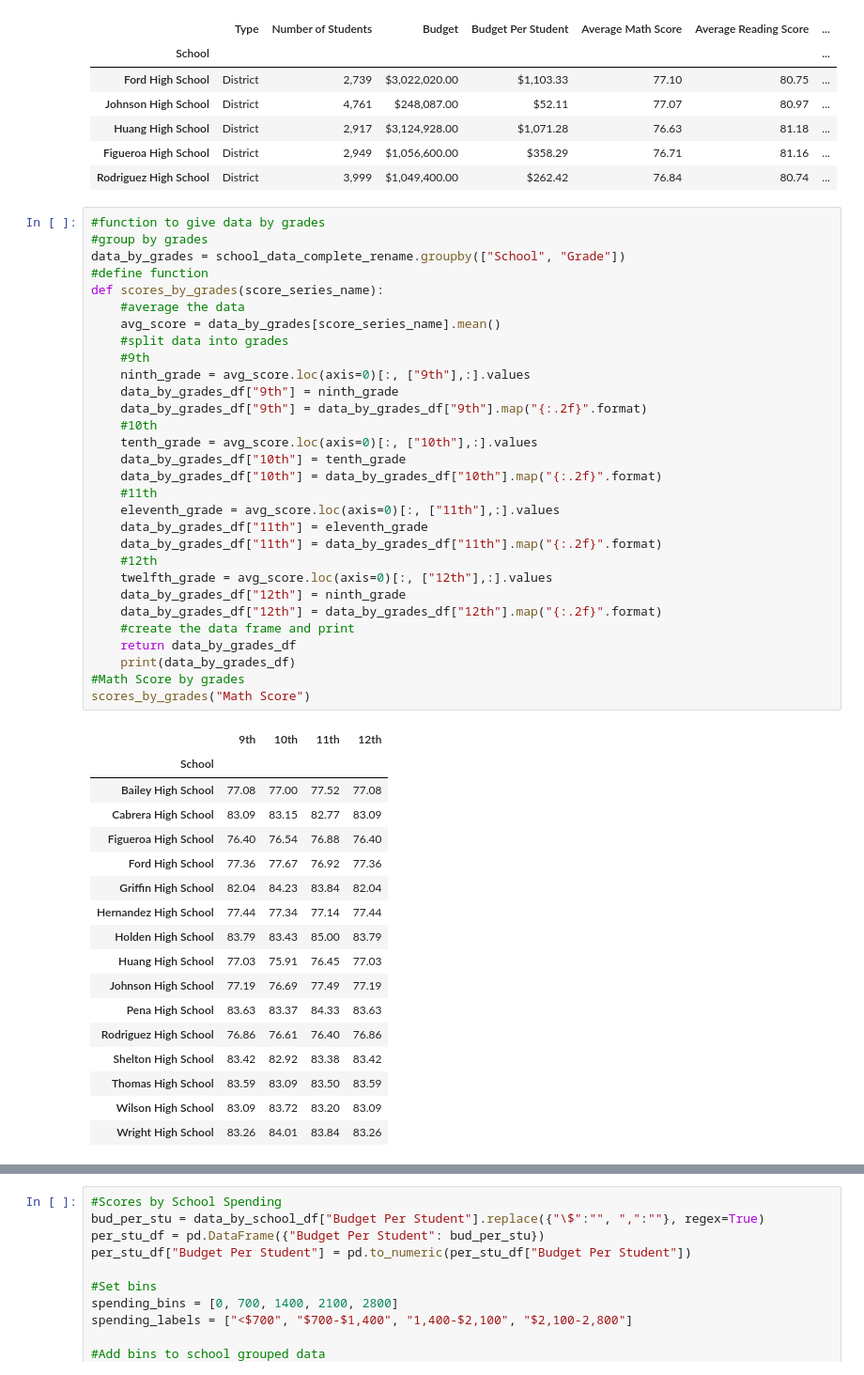
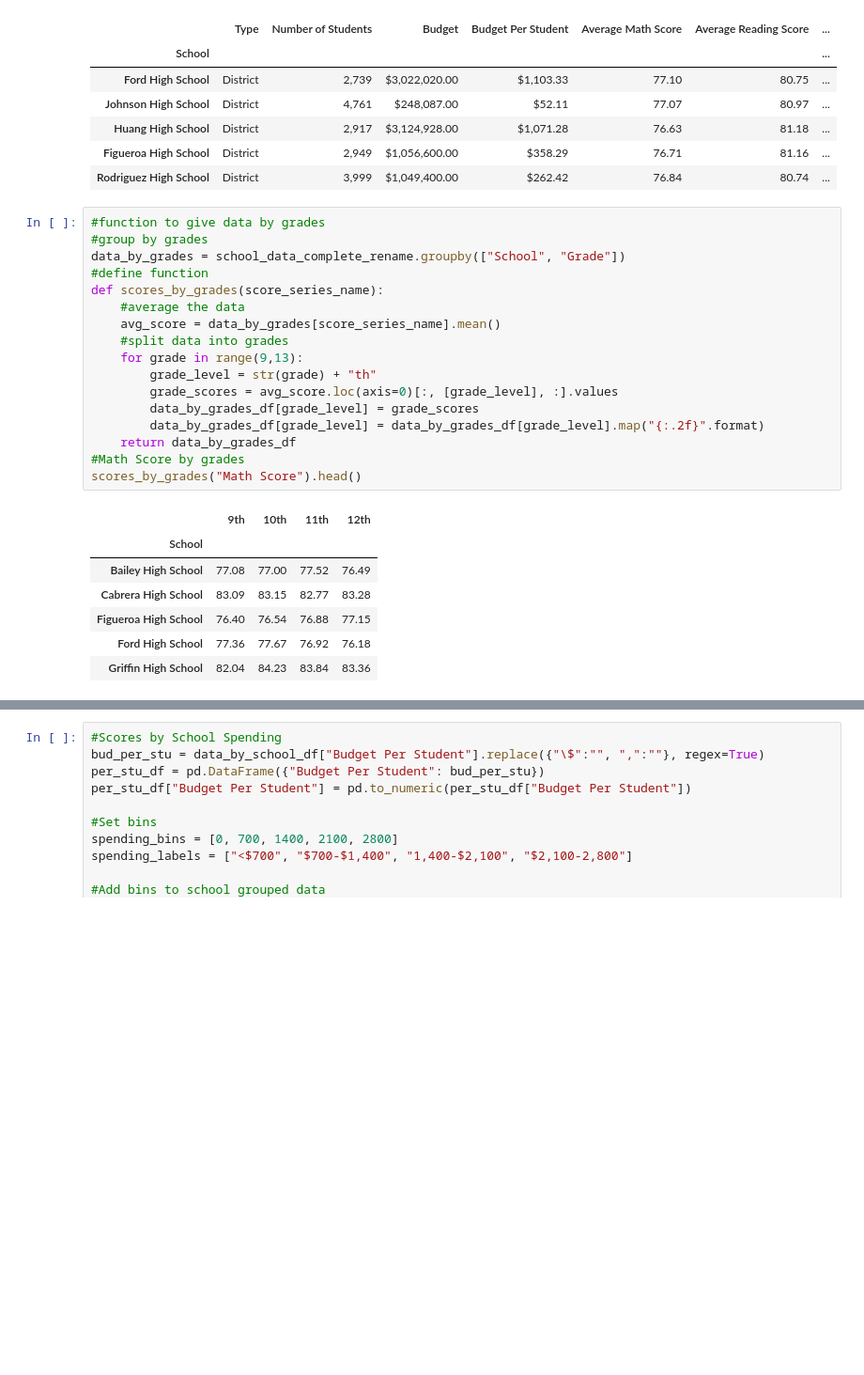
Before and after one commit to coconutpep/PyCity-Schools-Analysis, a Jupyter notebook: PyCitySchools/PyCitySchools.ipynb, the cells around one changed output, grey strips where cells are left out. Shown: that part at 94% size. Drawn from its saved outputs; the diff is of its cells as text; blank space fills up the shorter version.

Commit message:
Shortened function for score by grade

```diff
--- a/PyCitySchools/PyCitySchools.ipynb
+++ b/PyCitySchools/PyCitySchools.ipynb
@@ -148,50 +148,27 @@ top_schools.tail()
 # %%
 #function to give data by grades
 #group by grades
 data_by_grades = school_data_complete_rename.groupby(["School", "Grade"])
 #define function
 def scores_by_grades(score_series_name):
     #average the data
     avg_score = data_by_grades[score_series_name].mean()
     #split data into grades
-    #9th
-    ninth_grade = avg_score.loc(axis=0)[:, ["9th"],:].values
-    data_by_grades_df["9th"] = ninth_grade
-    data_by_grades_df["9th"] = data_by_grades_df["9th"].map("{:.2f}".format)
-    #10th
-    tenth_grade = avg_score.loc(axis=0)[:, ["10th"],:].values
-    data_by_grades_df["10th"] = tenth_grade
-    data_by_grades_df["10th"] = data_by_grades_df["10th"].map("{:.2f}".format)
-    #11th
-    eleventh_grade = avg_score.loc(axis=0)[:, ["11th"],:].values
-    data_by_grades_df["11th"] = eleventh_grade
-    data_by_grades_df["11th"] = data_by_grades_df["11th"].map("{:.2f}".format)
-    #12th
-    twelfth_grade = avg_score.loc(axis=0)[:, ["12th"],:].values
-    data_by_grades_df["12th"] = ninth_grade
-    data_by_grades_df["12th"] = data_by_grades_df["12th"].map("{:.2f}".format)
-    #create the data frame and print
+    for grade in range(9,13):
+        grade_level = str(grade) + "th"
+        grade_scores = avg_score.loc(axis=0)[:, [grade_level], :].values
+        data_by_grades_df[grade_level] = grade_scores
+        data_by_grades_df[grade_level] = data_by_grades_df[grade_level].map("{:.2f}".format)
     return data_by_grades_df
-    print(data_by_grades_df)
 #Math Score by grades
-scores_by_grades("Math Score")
+scores_by_grades("Math Score").head()
 # %% [output]
 |  | 9th | 10th | 11th | 12th |
 | School |  |  |  |  |
-| Bailey High School | 77.08 | 77.00 | 77.52 | 77.08 |
-| Cabrera High School | 83.09 | 83.15 | 82.77 | 83.09 |
-| Figueroa High School | 76.40 | 76.54 | 76.88 | 76.40 |
-| Ford High School | 77.36 | 77.67 | 76.92 | 77.36 |
-| Griffin High School | 82.04 | 84.23 | 83.84 | 82.04 |
-| Hernandez High School | 77.44 | 77.34 | 77.14 | 77.44 |
-| Holden High School | 83.79 | 83.43 | 85.00 | 83.79 |
-| Huang High School | 77.03 | 75.91 | 76.45 | 77.03 |
-| Johnson High School | 77.19 | 76.69 | 77.49 | 77.19 |
-| Pena High School | 83.63 | 83.37 | 84.33 | 83.63 |
-| Rodriguez High School | 76.86 | 76.61 | 76.40 | 76.86 |
-| Shelton High School | 83.42 | 82.92 | 83.38 | 83.42 |
-| Thomas High School | 83.59 | 83.09 | 83.50 | 83.59 |
-| Wilson High School | 83.09 | 83.72 | 83.20 | 83.09 |
-| Wright High School | 83.26 | 84.01 | 83.84 | 83.26 |
+| Bailey High School | 77.08 | 77.00 | 77.52 | 76.49 |
+| Cabrera High School | 83.09 | 83.15 | 82.77 | 83.28 |
+| Figueroa High School | 76.40 | 76.54 | 76.88 | 77.15 |
+| Ford High School | 77.36 | 77.67 | 76.92 | 76.18 |
+| Griffin High School | 82.04 | 84.23 | 83.84 | 83.36 |
 # %%
 # Reading Scores by Grade
```
Also changed, not shown: parts of 1 cell of this notebook.
